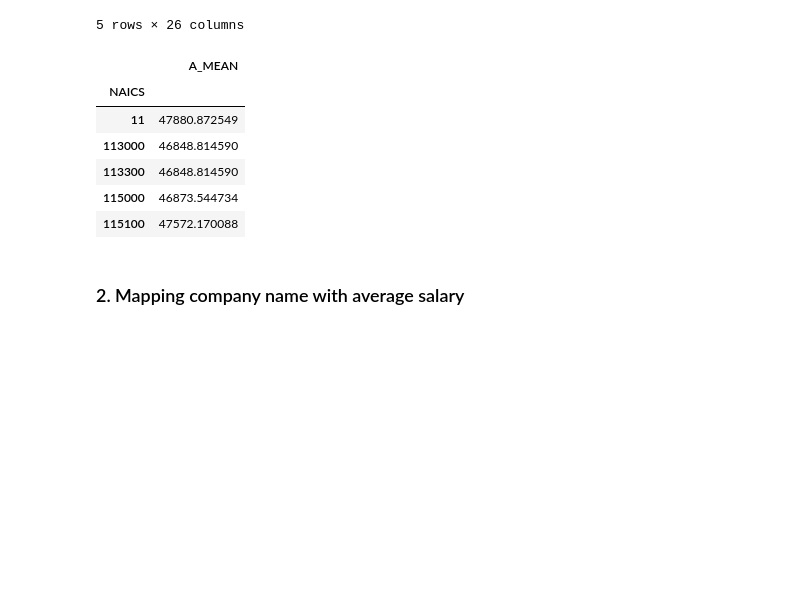
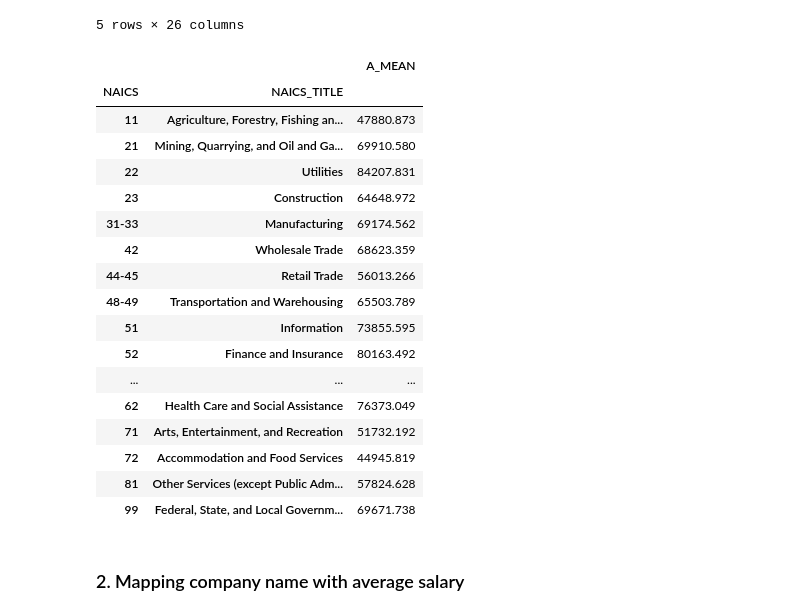
Before and after one commit to cs-ssa-w22/final-project-ocean-s-4, a Jupyter notebook: data analysis code/data analysis2 - match salary.ipynb, the cells around one changed output. Cells and saved outputs as stored; diff of their text form; code cells hidden in the pictures; blank space fills up the shorter version.

Commit message:
Add columns

```diff
--- a/data analysis code/data analysis2 - match salary.ipynb
+++ b/data analysis code/data analysis2 - match salary.ipynb
@@ -9,7 +9,8 @@ import pandas as pd
 ### I have uploaded the generated file "industry_code_with_salary.csv" to github. You can skip this part and directly read this csv file for the next step.
 # %%
 # read data
-salary = pd.read_excel('./oes_research_2020_allsectors.xlsx', sheet_name = 'state_industry_M2020')
+# data source: https://www.bls.gov/oes/current/oes_research_estimates.html
+salary = pd.read_excel('/Users/ning/Desktop/Uchicago/Winter 2022/30122_Application/final-project/oes_research_2020_allsectors.xlsx', sheet_name = 'state_industry_M2020')
 # %%
 salary.head()
 # %% [output]
@@ -28,22 +29,37 @@ salary = salary[salary.A_MEAN.isin(useless_value) == False]
 # covert "A_MEAN" into int
 salary['A_MEAN'] = pd.to_numeric(salary['A_MEAN'])
 # %%
-# extract 'NAICS' and 'A_MEAN'
-salary = salary[['NAICS', 'A_MEAN']]
+# extract necessary columns
+salary = salary[['NAICS', 'NAICS_TITLE', 'I_GROUP', 'A_MEAN']]
 # %%
 # drop duplicated rows
 salary = salary.drop_duplicates()
+# %%
+# select sector-level NAICS
+salary = salary[salary['I_GROUP'] == 'sector']
+salary = salary[['NAICS', 'NAICS_TITLE', 'A_MEAN']]
 # %%
-# keep only NAICS and mean salary
-map_code_salary = salary.groupby('NAICS').mean()
+# calculate the mean value of every NAICS sector
+map_code_salary = salary.groupby(['NAICS', 'NAICS_TITLE']).mean().round(3)
 # %%
-map_code_salary.head()
+map_code_salary
 # %% [output]
-|  | A_MEAN |
-| NAICS |  |
-| 11 | 47880.872549 |
-| 113000 | 46848.814590 |
-| 113300 | 46848.814590 |
-| 115000 | 46873.544734 |
-| 115100 | 47572.170088 |
+|  |  | A_MEAN |
+| NAICS | NAICS_TITLE |  |
+| 11 | Agriculture, Forestry, Fishing an... | 47880.873 |
+| 21 | Mining, Quarrying, and Oil and Ga... | 69910.580 |
+| 22 | Utilities | 84207.831 |
+| 23 | Construction | 64648.972 |
+| 31-33 | Manufacturing | 69174.562 |
+| 42 | Wholesale Trade | 68623.359 |
+| 44-45 | Retail Trade | 56013.266 |
+| 48-49 | Transportation and Warehousing | 65503.789 |
+| 51 | Information | 73855.595 |
+| 52 | Finance and Insurance | 80163.492 |
+| ... | ... | ... |
+| 62 | Health Care and Social Assistance | 76373.049 |
+| 71 | Arts, Entertainment, and Recreation | 51732.192 |
+| 72 | Accommodation and Food Services | 44945.819 |
+| 81 | Other Services (except Public Adm... | 57824.628 |
+| 99 | Federal, State, and Local Governm... | 69671.738 |
 # %%
```
Also changed, not shown: parts of 9 cells of this notebook.
